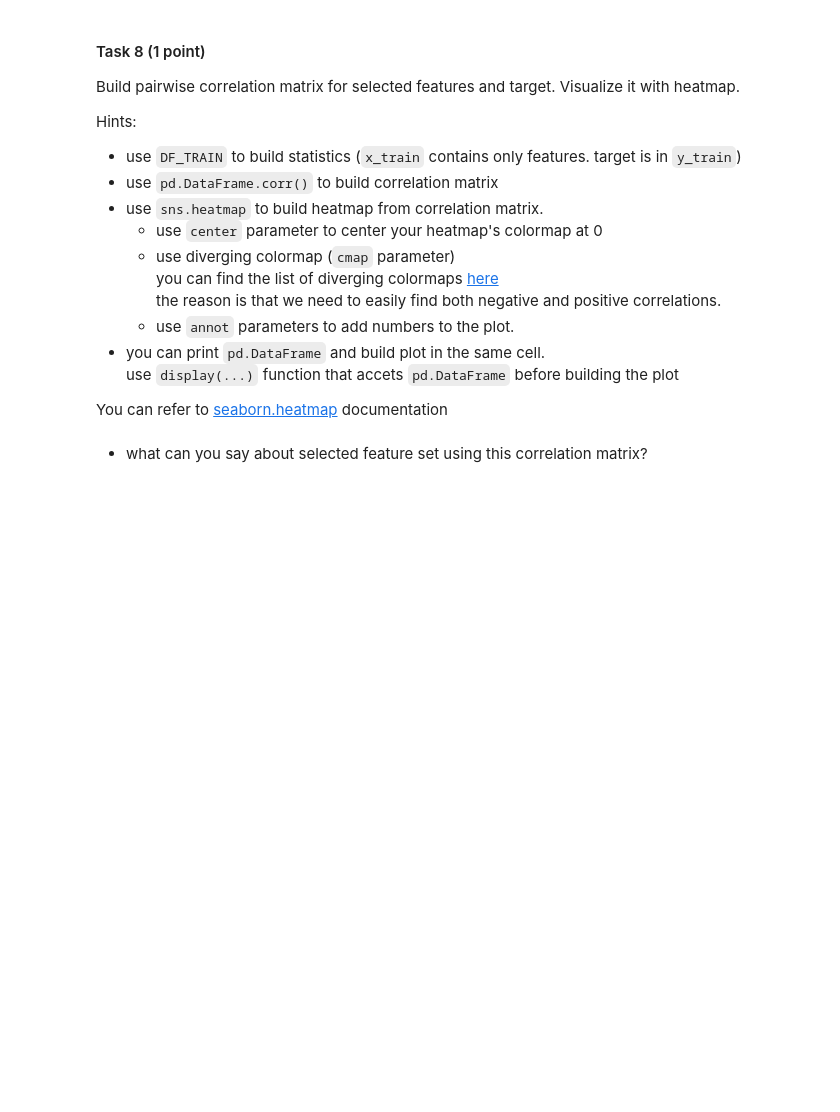
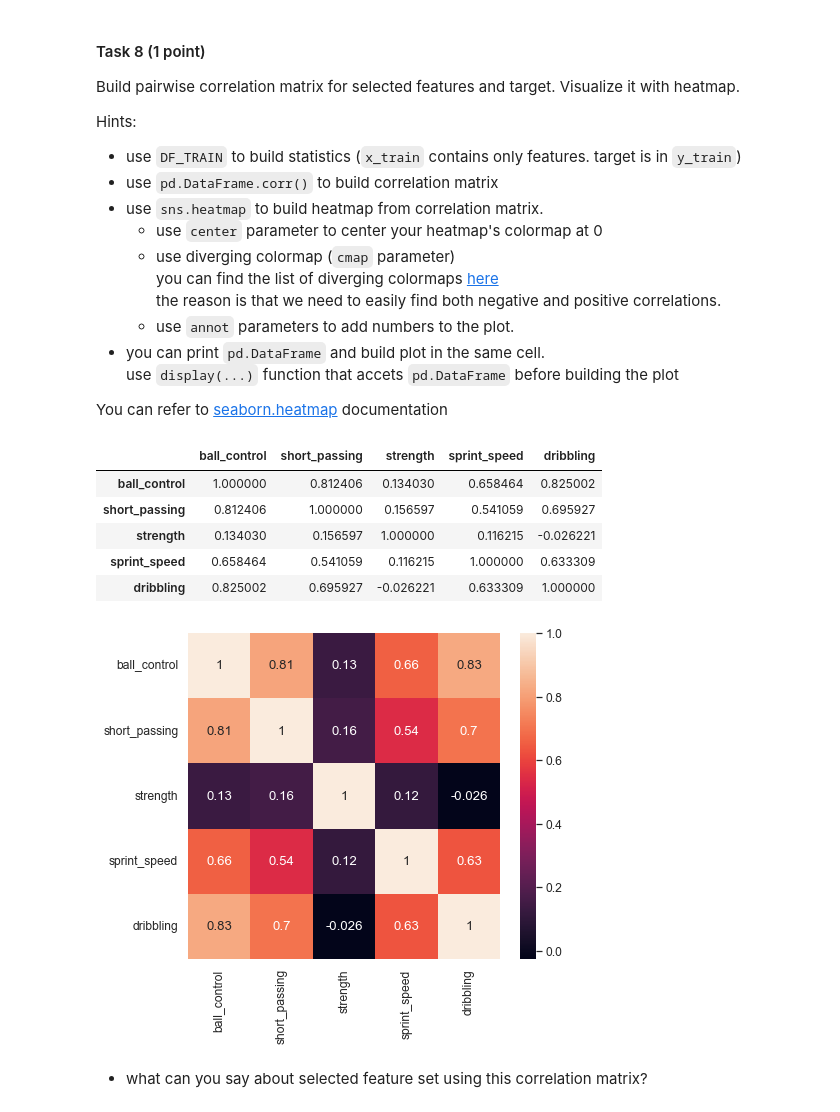
Before and after one commit to Anetta314159/3_linear_regression, a Jupyter notebook: linear_regression.ipynb, the cells around one changed output. Cells and saved outputs as stored; diff of their text form; code cells hidden in the pictures; blank space fills up the shorter version.

```diff
--- a/linear_regression.ipynb
+++ b/linear_regression.ipynb
@@ -759,9 +801,17 @@ Hints:
 You can refer to [seaborn.heatmap](https://seaborn.pydata.org/generated/seaborn.heatmap.html) documentation
 # %%
 # # your code here
-# correlation_matrix =
-# display(correlation_matrix)
-# sns.heatmap(...);
+correlation_matrix = DF_TRAIN[cols].corr();
+display(correlation_matrix);
+sns.heatmap(data=correlation_matrix, annot=True);
+# %% [output]
+|  | ball_control | short_passing | strength | sprint_speed | dribbling |
+| ball_control | 1.000000 | 0.812406 | 0.134030 | 0.658464 | 0.825002 |
+| short_passing | 0.812406 | 1.000000 | 0.156597 | 0.541059 | 0.695927 |
+| strength | 0.134030 | 0.156597 | 1.000000 | 0.116215 | -0.026221 |
+| sprint_speed | 0.658464 | 0.541059 | 0.116215 | 1.000000 | 0.633309 |
+| dribbling | 0.825002 | 0.695927 | -0.026221 | 0.633309 | 1.000000 |
+[figure, added]
 # %% [markdown]
 * what can you say about selected feature set using this correlation matrix?
 # %% [markdown]
```
Also changed, not shown: parts of 91 cells of this notebook.
